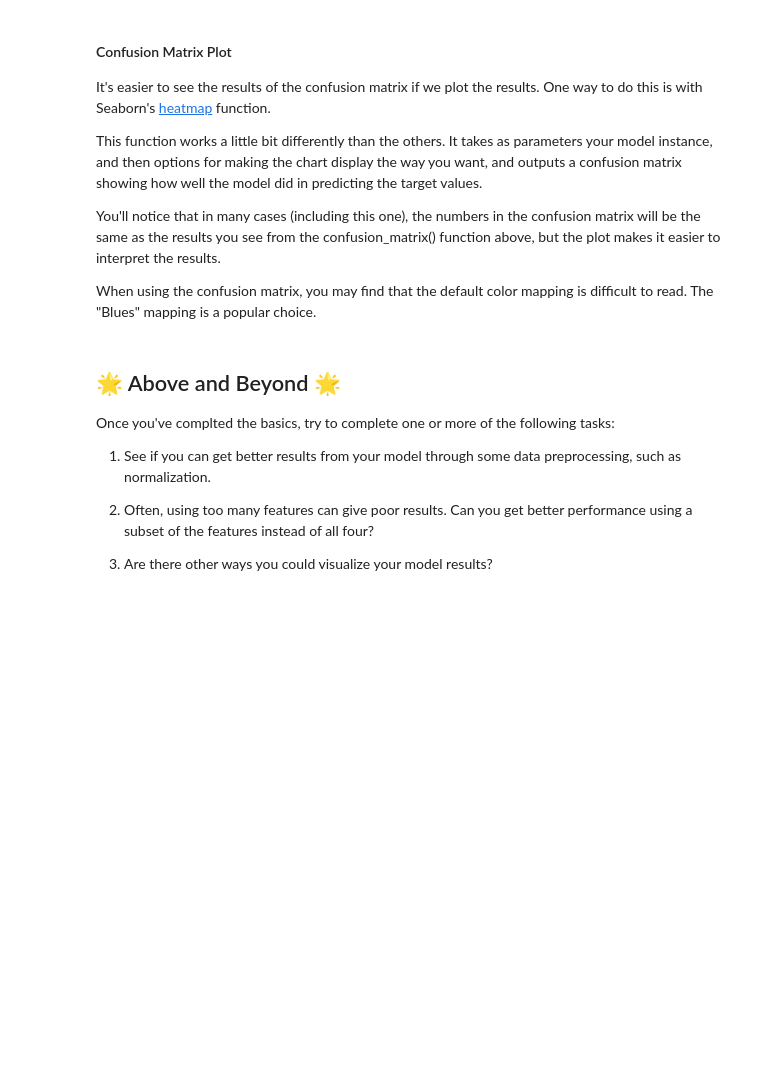
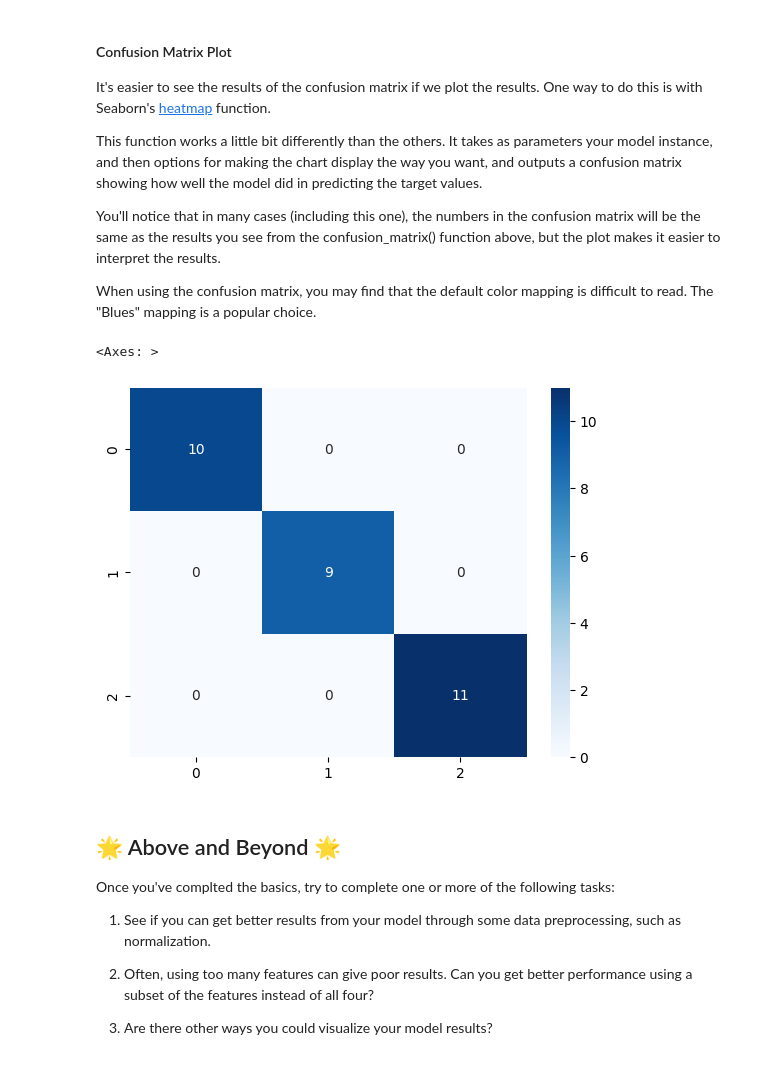
Before and after one commit to mickeyrahm/Portfolio, a Jupyter notebook: notebooks/Exploration_04.ipynb, the cells around one changed output. Saved outputs shown, nothing was run; the diff lists cells and outputs as text; code cells hidden in the pictures; blank space fills up the shorter version.

```diff
--- a/notebooks/Exploration_04.ipynb
+++ b/notebooks/Exploration_04.ipynb
@@ -210,6 +211,7 @@ The only parameter we want to configure is the `n_neighbors` parameter, which co
 # %%
 # Create an instance of the model, configuring it to use the 3 nearest neighbors
 # store the instance in a variable
+clf = KNeighborsClassifier(n_neighbors=3)
 # %% [markdown]
 ### Step 5: Train the model
 
@@ -221,3 +223,4 @@ Sometimes, this is called "fitting the data to the model", so in sklearn, we per
 # %%
 # Call the "fit" method of the classifier instance we created in step 4.
 # Pass it the X_train and y_train data so that it can learn to make predictions
+clf.fit(X_train, y_train)
@@ -242,3 +247,5 @@ Since this is a classification model, there are two different methods we can use
 # %%
 # Use the predict() method to get a list of predictions for the samples in our
 # test data. Then output those predictions
+predictions = clf.predict(X_test)
+print(predictions)
@@ -283,3 +327,10 @@ When using the confusion matrix, you may find that the default color mapping is
+# %%
+# Create a Seaborn heatmap
+import seaborn as sns
+sns.heatmap(confusion_matrix(y_test, predictions), annot=True, cmap="Blues")
+# %% [output]
+<Axes: >
+[figure, added]
 # %% [markdown]
 ## 🌟 Above and Beyond 🌟
 
```
Also changed, not shown: parts of 7 cells of this notebook.
